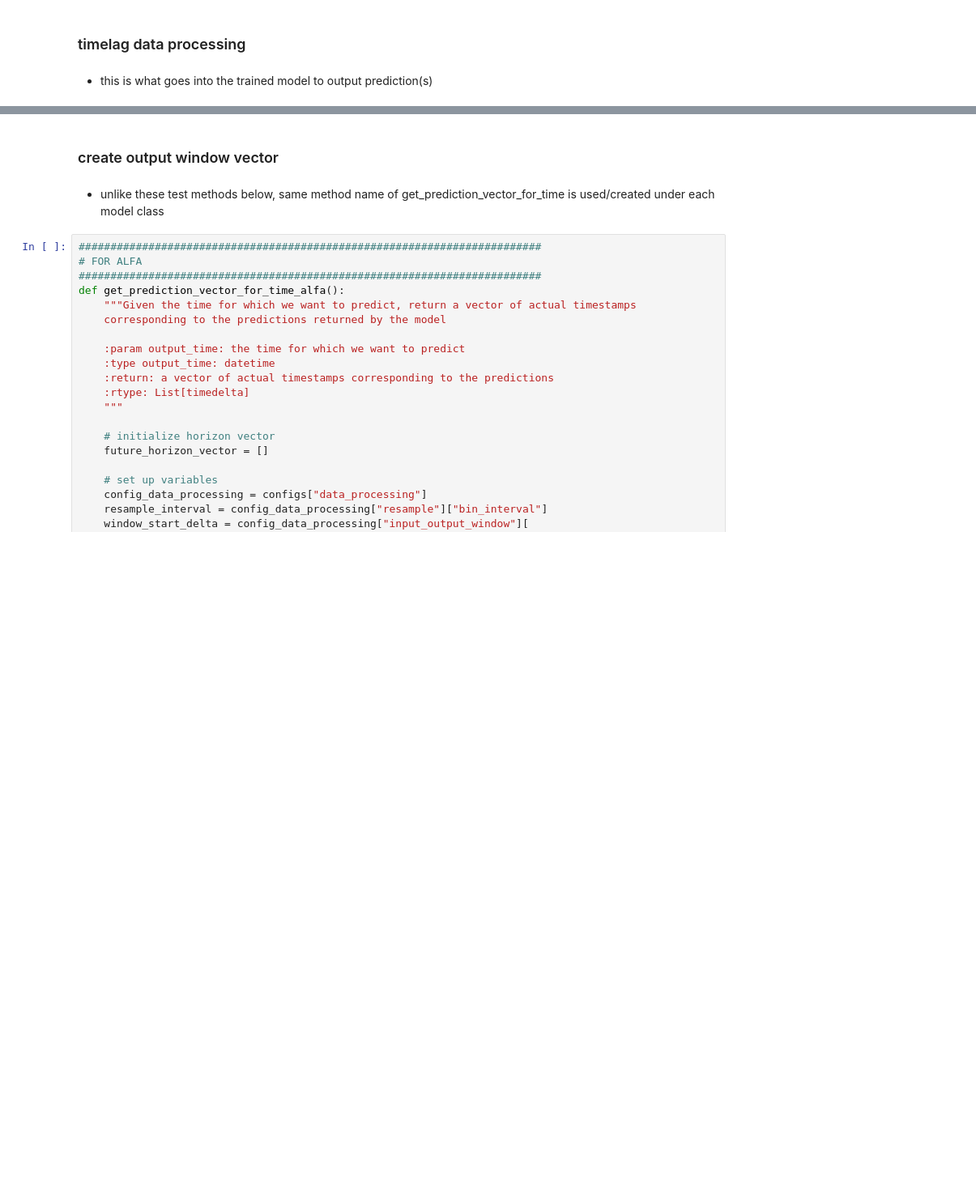
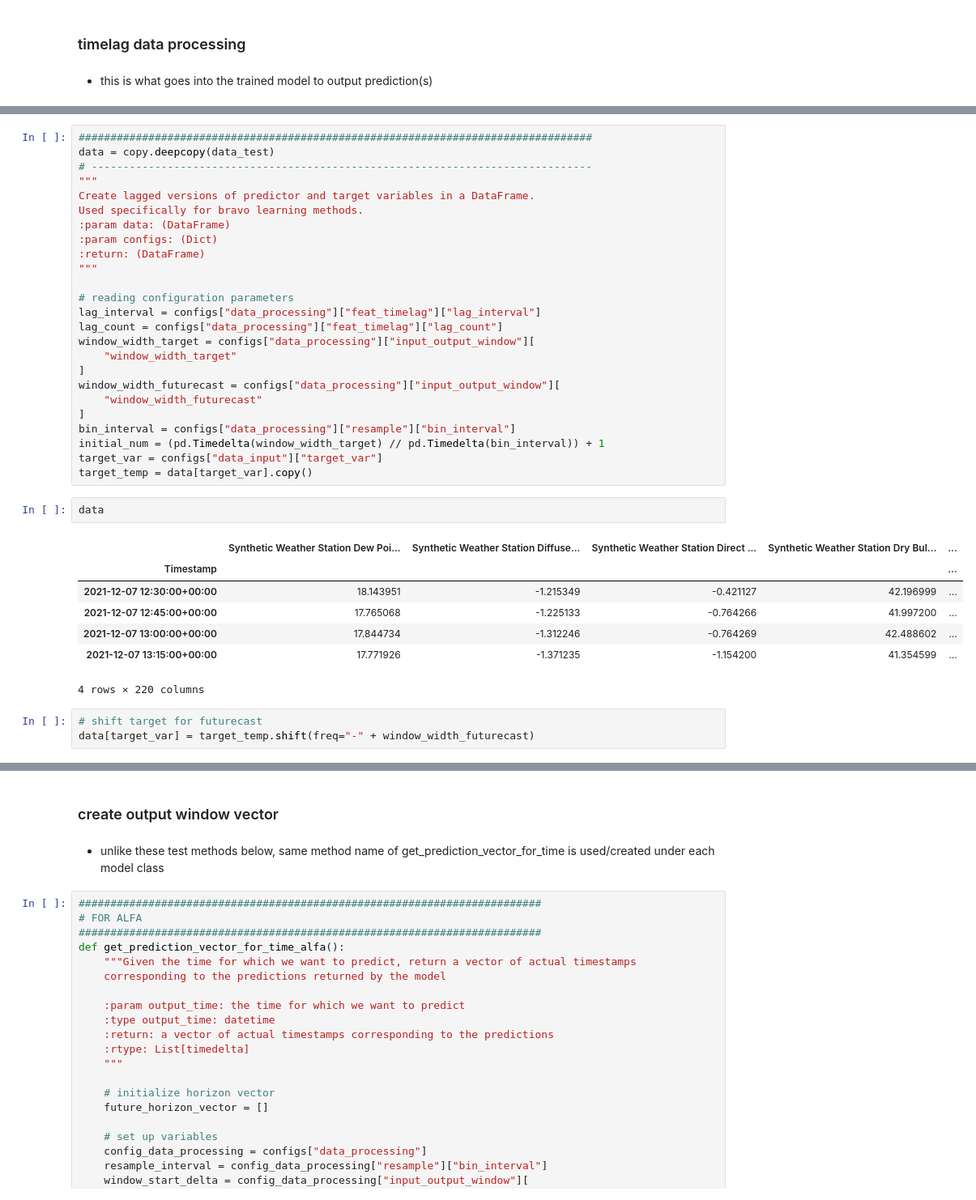
Before and after one commit to NREL/Wattile, a Jupyter notebook: notebooks/exploratory/data_processing_window_source_width_calc.ipynb, the cells around one changed output, grey strips where cells are left out. Shown: that part at 81% size. Cells and saved outputs as stored; diff of their text form; blank space fills up the shorter version.

```diff
--- a/notebooks/exploratory/data_processing_window_source_width_calc.ipynb
+++ b/notebooks/exploratory/data_processing_window_source_width_calc.ipynb
@@ -425,0 +518,38 @@ output
+# %%
+#################################################################################
+data = copy.deepcopy(data_test)
+# -------------------------------------------------------------------------------
+"""
+Create lagged versions of predictor and target variables in a DataFrame.
+Used specifically for bravo learning methods.
+:param data: (DataFrame)
+:param configs: (Dict)
+:return: (DataFrame)
+"""
+
+# reading configuration parameters
+lag_interval = configs["data_processing"]["feat_timelag"]["lag_interval"]
+lag_count = configs["data_processing"]["feat_timelag"]["lag_count"]
+window_width_target = configs["data_processing"]["input_output_window"][
+    "window_width_target"
+]
+window_width_futurecast = configs["data_processing"]["input_output_window"][
+    "window_width_futurecast"
+]
+bin_interval = configs["data_processing"]["resample"]["bin_interval"]
+initial_num = (pd.Timedelta(window_width_target) // pd.Timedelta(bin_interval)) + 1
+target_var = configs["data_input"]["target_var"]
+target_temp = data[target_var].copy()
+# %%
+data
+# %% [output]
+|  | Synthetic Weather Station Dew Poi... | Synthetic Weather Station Diffuse... | Synthetic Weather Station Direct ... | Synthetic Weather Station Dry Bul... | ... |
+| Timestamp |  |  |  |  | ... |
+| 2021-12-07 12:30:00+00:00 | 18.143951 | -1.215349 | -0.421127 | 42.196999 | ... |
+| 2021-12-07 12:45:00+00:00 | 17.765068 | -1.225133 | -0.764266 | 41.997200 | ... |
+| 2021-12-07 13:00:00+00:00 | 17.844734 | -1.312246 | -0.764269 | 42.488602 | ... |
+| 2021-12-07 13:15:00+00:00 | 17.771926 | -1.371235 | -1.154200 | 41.354599 | ... |
+4 rows × 220 columns
+# %%
+# shift target for futurecast
+data[target_var] = target_temp.shift(freq="-" + window_width_futurecast)
```
Also changed, not shown: parts of 13 cells of this notebook.
